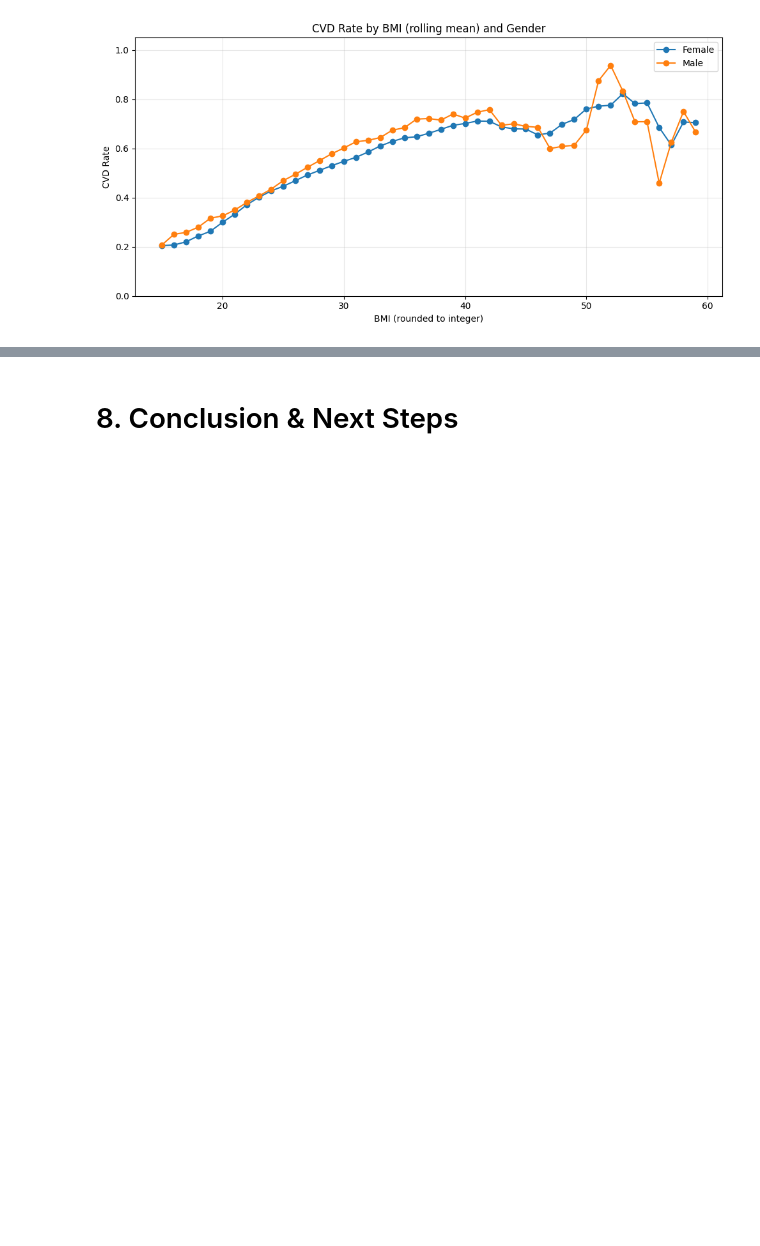
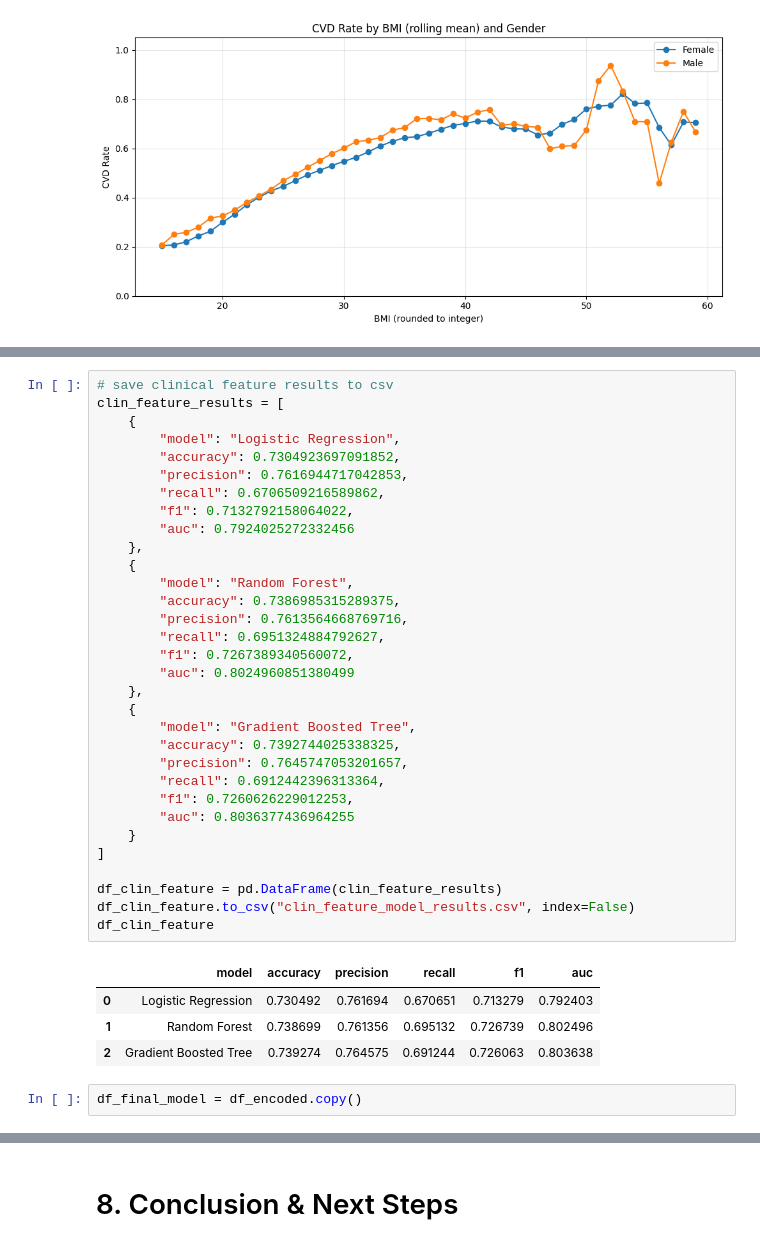
Before and after one commit to lizabguercho/DI_Final_Project_CVD, a Jupyter notebook: Final_project.ipynb, the cells around one changed output, grey strips where cells are left out. Cells and saved outputs as stored; diff of their text form; blank space fills up the shorter version.

```diff
--- a/Final_project.ipynb
+++ b/Final_project.ipynb
@@ -1502,0 +1573,39 @@ weighted avg      0.728     0.726     0.726     13895
+# %%
+# save clinical feature results to csv
+clin_feature_results = [
+    {
+        "model": "Logistic Regression",
+        "accuracy": 0.7304923697091852,
+        "precision": 0.7616944717042853,
+        "recall": 0.6706509216589862,
+        "f1": 0.7132792158064022,
+        "auc": 0.7924025272332456
+    },
+    {
+        "model": "Random Forest",
+        "accuracy": 0.7386985315289375,
+        "precision": 0.7613564668769716,
+        "recall": 0.6951324884792627,
+        "f1": 0.7267389340560072,
+        "auc": 0.8024960851380499
+    },
+    {
+        "model": "Gradient Boosted Tree",
+        "accuracy": 0.7392744025338325,
+        "precision": 0.7645747053201657,
+        "recall": 0.6912442396313364,
+        "f1": 0.7260626229012253,
+        "auc": 0.8036377436964255
+    }
+]
+
+df_clin_feature = pd.DataFrame(clin_feature_results)
+df_clin_feature.to_csv("clin_feature_model_results.csv", index=False)
+df_clin_feature
+# %% [output]
+|  | model | accuracy | precision | recall | f1 | auc |
+| 0 | Logistic Regression | 0.730492 | 0.761694 | 0.670651 | 0.713279 | 0.792403 |
+| 1 | Random Forest | 0.738699 | 0.761356 | 0.695132 | 0.726739 | 0.802496 |
+| 2 | Gradient Boosted Tree | 0.739274 | 0.764575 | 0.691244 | 0.726063 | 0.803638 |
+# %%
+df_final_model = df_encoded.copy()
```
Also changed, not shown: parts of 76 cells of this notebook, 2 other files.
